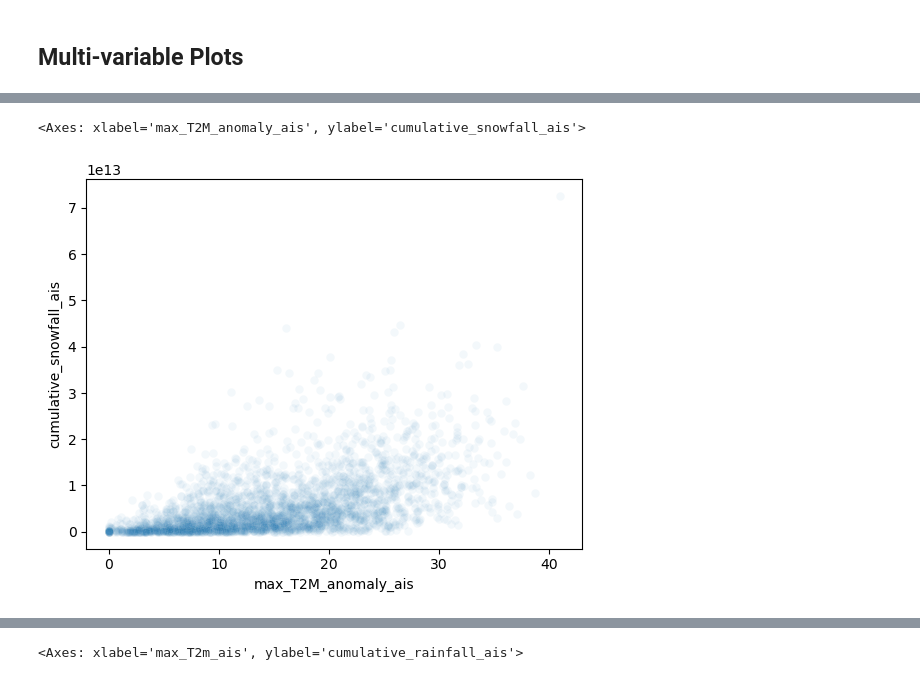
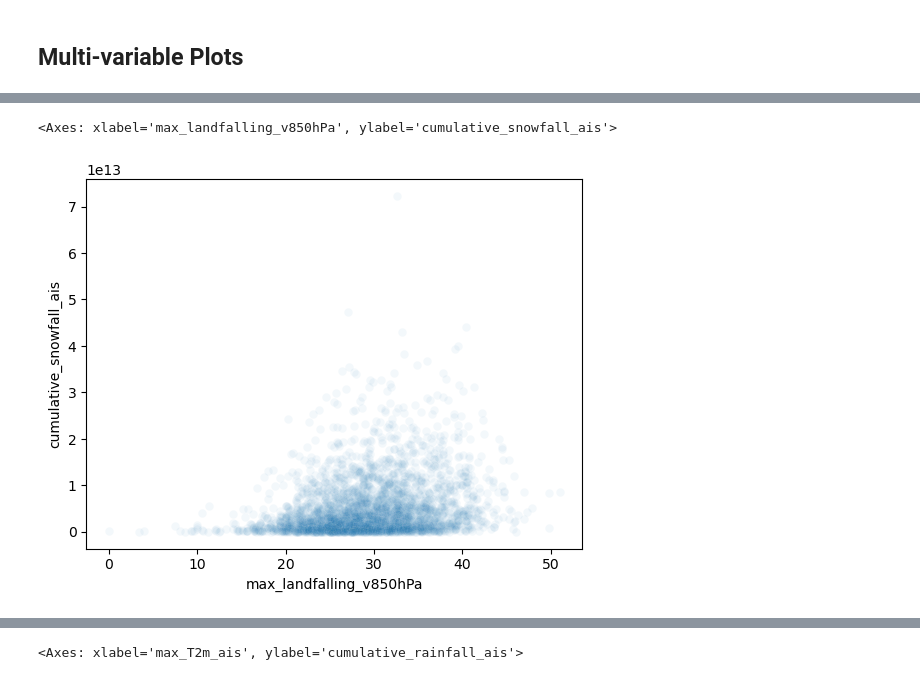
Before and after one commit to jbbutler/extreme_antarctic_ARs, a Jupyter notebook: notebooks/EDA/catalog_eda.ipynb, the cells around one changed output, grey strips where cells are left out. Drawn from its saved outputs; the diff is of its cells as text; code cells hidden in the pictures.

```diff
--- a/notebooks/EDA/catalog_eda.ipynb
+++ b/notebooks/EDA/catalog_eda.ipynb
@@ -16,8 +16,8 @@ os.chdir('/home/jovyan/extreme_antarctic_ARs/scripts/')
 from utils import display_catalog
 # %%
 # loading up the catalog
-catalog = pd.read_hdf('~/extreme_antarctic_ARs/data/ar_database/landfalling_storm_quantities_df.h5')
-catalog = catalog[catalog.landfalling_SLP < 10**7]
+catalog = pd.read_hdf('~/extreme_antarctic_ARs/data/ar_database/dataframe_eps12_eps500_minpts5_reppts20/landfalling_storm_quantities_df.h5')
+catalog = catalog[catalog.min_ocean_SLP < 10**7]
 # %%
 saveable = catalog.loc[:, catalog.columns != 'data_array']
 saveable['duration'] = saveable['duration']/pd.Timedelta(1, 'h')
@@ -206,5 +202,5 @@ display_catalog(catalog.loc[[catalog.cumulative_rainfall_ais.idxmax()]])
 # %%
-sns.scatterplot(data=catalog, x='max_T2M_anomaly_ais', y='cumulative_snowfall_ais', alpha=0.05)
+sns.scatterplot(data=catalog, x='max_landfalling_v850hPa', y='cumulative_snowfall_ais', alpha=0.05)
 # %% [output]
-<Axes: xlabel='max_T2M_anomaly_ais', ylabel='cumulative_snowfall_ais'>
+<Axes: xlabel='max_landfalling_v850hPa', ylabel='cumulative_snowfall_ais'>
-[figure, old version]
+[figure, new version]
```
Also changed, not shown: parts of 27 cells of this notebook, 50 other files.
